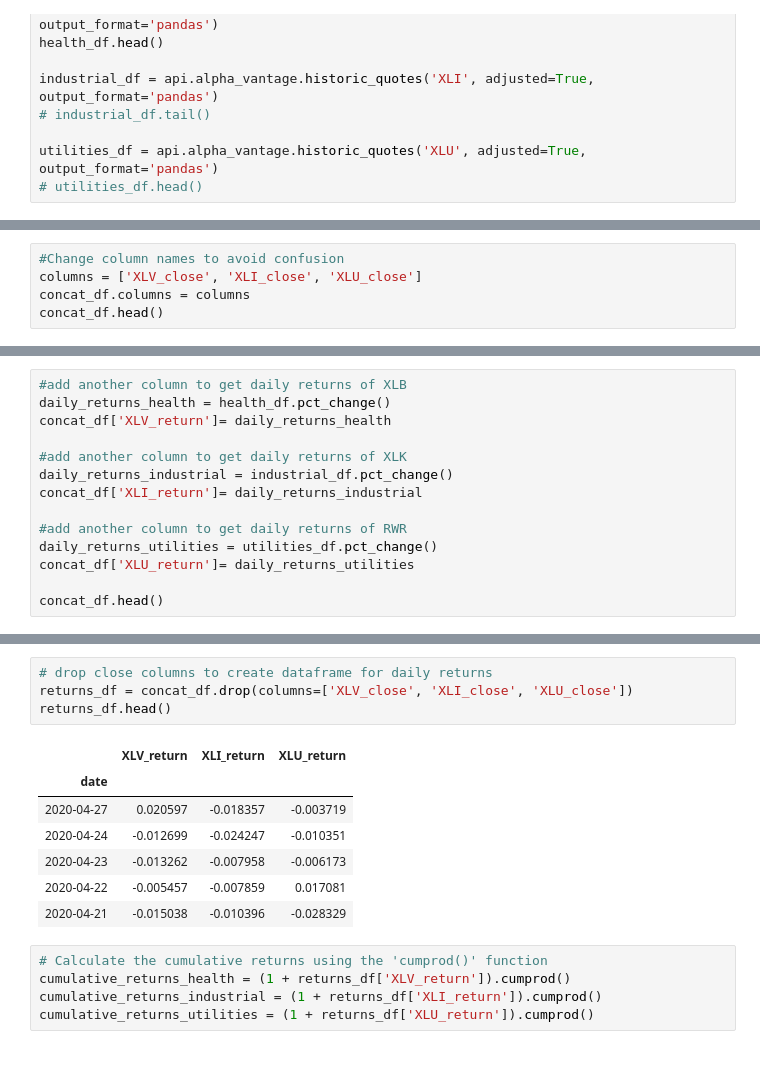
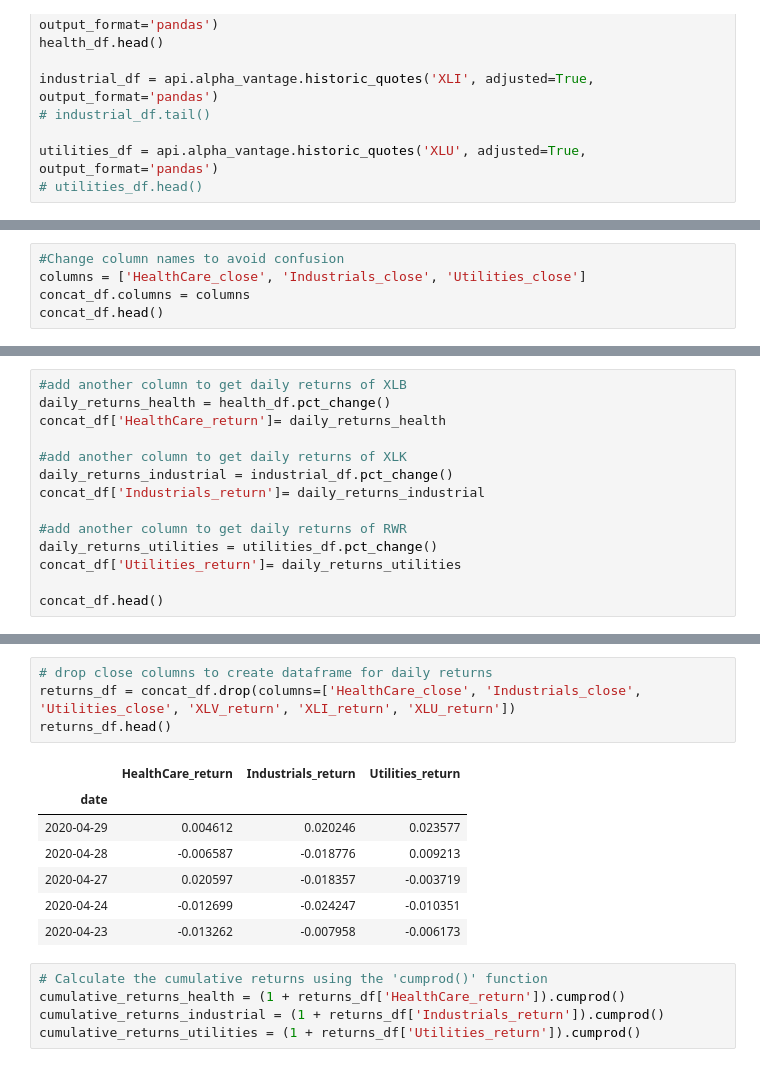
Before and after one commit to bkayratkyzy/Monte_Carlo_Simulations, a Jupyter notebook: notebooks/gabriel.ipynb, the cells around one changed output, grey strips where cells are left out. Saved outputs shown, nothing was run; the diff lists cells and outputs as text.

```diff
--- a/notebooks/gabriel.ipynb
+++ b/notebooks/gabriel.ipynb
@@ -78,6 +78,6 @@ concat_df.head()
 # %%
 #Change column names to avoid confusion
-columns = ['XLV_close', 'XLI_close', 'XLU_close']
+columns = ['HealthCare_close', 'Industrials_close', 'Utilities_close']
 concat_df.columns = columns
 concat_df.head()
 # %% [output]
@@ -91,15 +91,15 @@ concat_df.head()
 # %%
 #add another column to get daily returns of XLB
 daily_returns_health = health_df.pct_change()
-concat_df['XLV_return']= daily_returns_health
+concat_df['HealthCare_return']= daily_returns_health
 
 #add another column to get daily returns of XLK
 daily_returns_industrial = industrial_df.pct_change()
-concat_df['XLI_return']= daily_returns_industrial
+concat_df['Industrials_return']= daily_returns_industrial
 
 #add another column to get daily returns of RWR
 daily_returns_utilities = utilities_df.pct_change()
-concat_df['XLU_return']= daily_returns_utilities
+concat_df['Utilities_return']= daily_returns_utilities
 
 concat_df.head()
 # %% [output]
@@ -156,20 +159,20 @@ concat_df.head()
 # %%
 # drop close columns to create dataframe for daily returns
-returns_df = concat_df.drop(columns=['XLV_close', 'XLI_close', 'XLU_close'])
+returns_df = concat_df.drop(columns=['HealthCare_close', 'Industrials_close', 'Utilities_close', 'XLV_return', 'XLI_return', 'XLU_return'])
 returns_df.head()
 # %% [output]
-|  | XLV_return | XLI_return | XLU_return |
+|  | HealthCare_return | Industrials_return | Utilities_return |
 | date |  |  |  |
+| 2020-04-29 | 0.004612 | 0.020246 | 0.023577 |
+| 2020-04-28 | -0.006587 | -0.018776 | 0.009213 |
 | 2020-04-27 | 0.020597 | -0.018357 | -0.003719 |
 | 2020-04-24 | -0.012699 | -0.024247 | -0.010351 |
 | 2020-04-23 | -0.013262 | -0.007958 | -0.006173 |
-| 2020-04-22 | -0.005457 | -0.007859 | 0.017081 |
-| 2020-04-21 | -0.015038 | -0.010396 | -0.028329 |
 # %%
 # Calculate the cumulative returns using the 'cumprod()' function
-cumulative_returns_health = (1 + returns_df['XLV_return']).cumprod()
-cumulative_returns_industrial = (1 + returns_df['XLI_return']).cumprod()
-cumulative_returns_utilities = (1 + returns_df['XLU_return']).cumprod()
+cumulative_returns_health = (1 + returns_df['HealthCare_return']).cumprod()
+cumulative_returns_industrial = (1 + returns_df['Industrials_return']).cumprod()
+cumulative_returns_utilities = (1 + returns_df['Utilities_return']).cumprod()
 # %%
 cumulative_returns_health.head()
 # %% [output]
```
Also changed, not shown: parts of 9 cells of this notebook.
